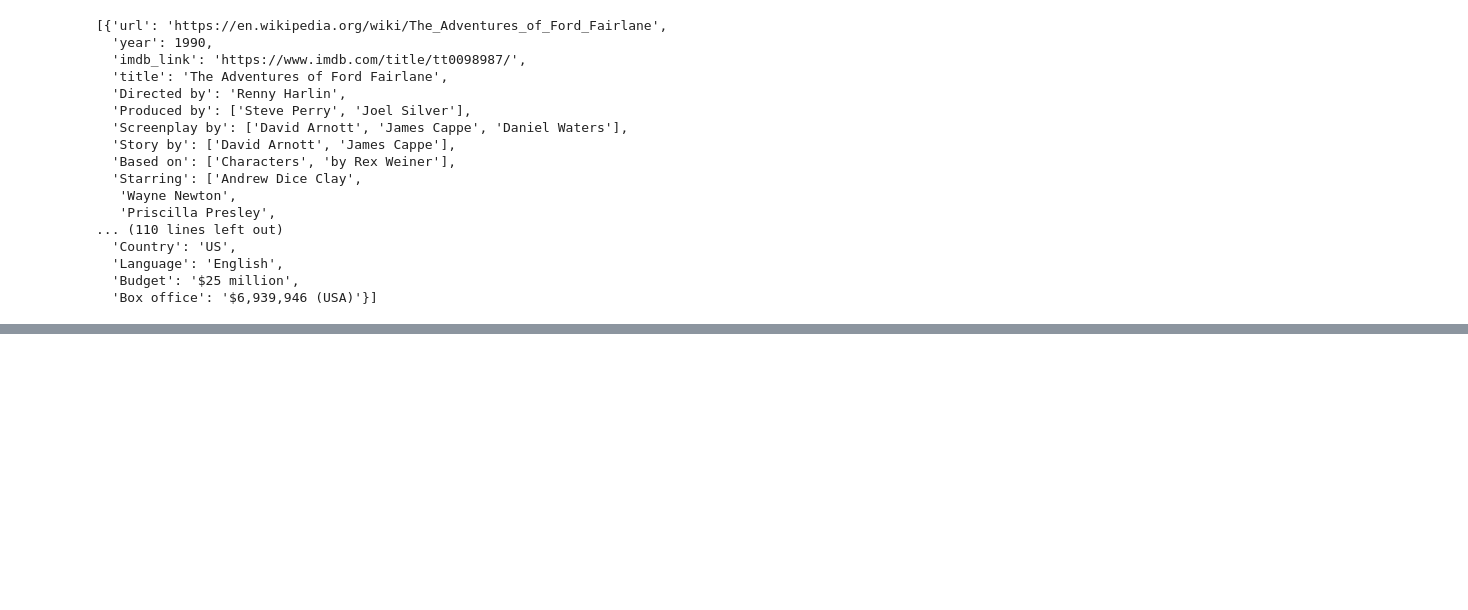
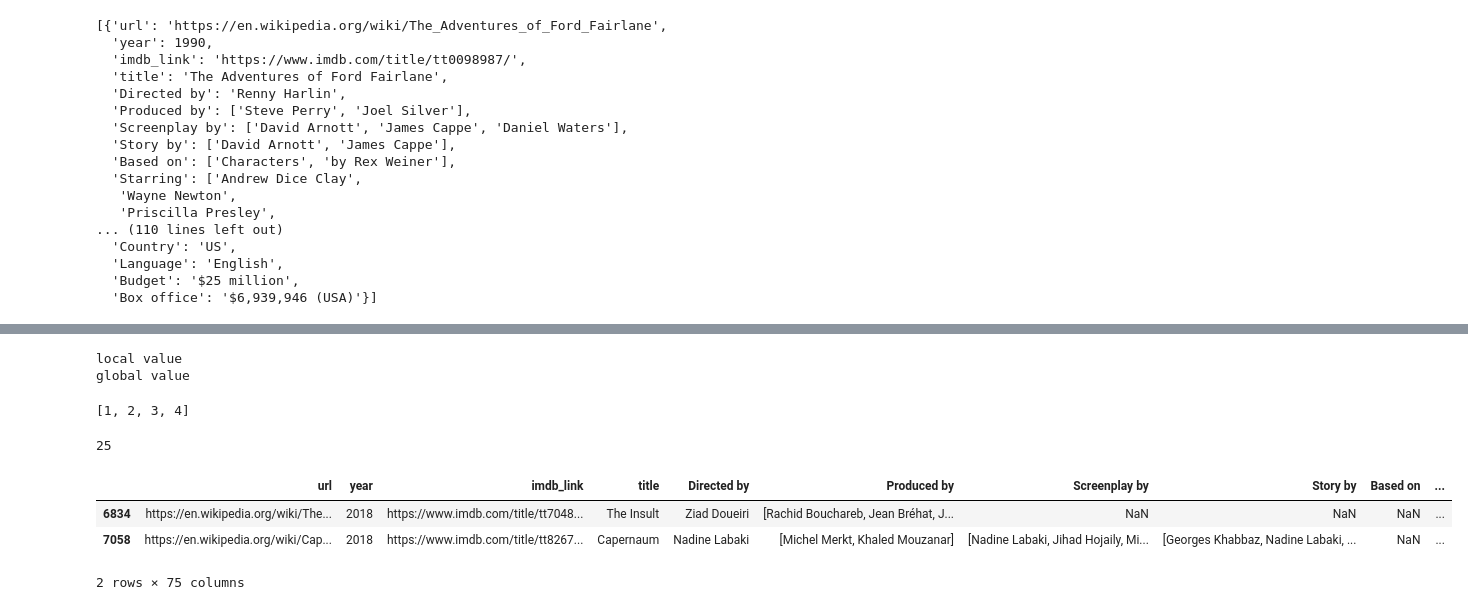
Before and after one commit to rciminera/Movies_ETL, a Jupyter notebook: Mod8_ETL.ipynb, the cells around one changed output, grey strips where cells are left out. Cells and saved outputs as stored; diff of their text form; code cells hidden in the pictures; blank space fills up the shorter version.

```diff
--- a/Mod8_ETL.ipynb
+++ b/Mod8_ETL.ipynb
@@ -12,5 +12,5 @@ file_dir
 # %%
-with open(f'{file_dir}/wikipedia-movies.json', mode='r') as file:
+with open(f'{file_dir}wikipedia-movies.json', mode='r') as file:
     wiki_movies_raw = json.load(file)
 # %%
 # First 5 records
@@ -46,0 +158,9 @@ FileNotFoundError: [Errno 2] No such file or directory: '/Users/bobc/Repositorie
+# %%
+# Delete no. of episodes since we are looking for movies not TV shows
+wiki_movies = [movie for movie in wiki_movies_raw
+               if ('Director' in movie or 'Directed by' in movie)
+                   and 'imdb_link' in movie
+                   and 'No. of episodes' not in movie]
+# %%
+wiki_movies_df = pd.DataFrame(wiki_movies)
+wiki_movies_df
@@ -46,0 +181,32 @@ FileNotFoundError: [Errno 2] No such file or directory: '/Users/bobc/Repositorie
+# %%
+x = 'global value'
+
+def foo():
+    x = 'local value'
+    print(x)
+
+foo()
+print(x)
+# %% [output]
+local value
+global value
+# %%
+my_list = [1,2,3]
+def append_four(x):
+    x.append(4)
+append_four(my_list)
+print(my_list)
+# %% [output]
+[1, 2, 3, 4]
+# %%
+square = lambda x: x * x
+square(5)
+# %% [output]
+25
+# %%
+wiki_movies_df[wiki_movies_df['Arabic'].notnull()]
+# %% [output]
+|  | url | year | imdb_link | title | Directed by | Produced by | Screenplay by | Story by | Based on | ... |
+| 6834 | https://en.wikipedia.org/wiki/The... | 2018 | https://www.imdb.com/title/tt7048... | The Insult | Ziad Doueiri | [Rachid Bouchareb, Jean Bréhat, J... | NaN | NaN | NaN | ... |
+| 7058 | https://en.wikipedia.org/wiki/Cap... | 2018 | https://www.imdb.com/title/tt8267... | Capernaum | Nadine Labaki | [Michel Merkt, Khaled Mouzanar] | [Nadine Labaki, Jihad Hojaily, Mi... | [Georges Khabbaz, Nadine Labaki, ... | NaN | ... |
+2 rows × 75 columns
```
Also changed, not shown: parts of 14 cells of this notebook.
